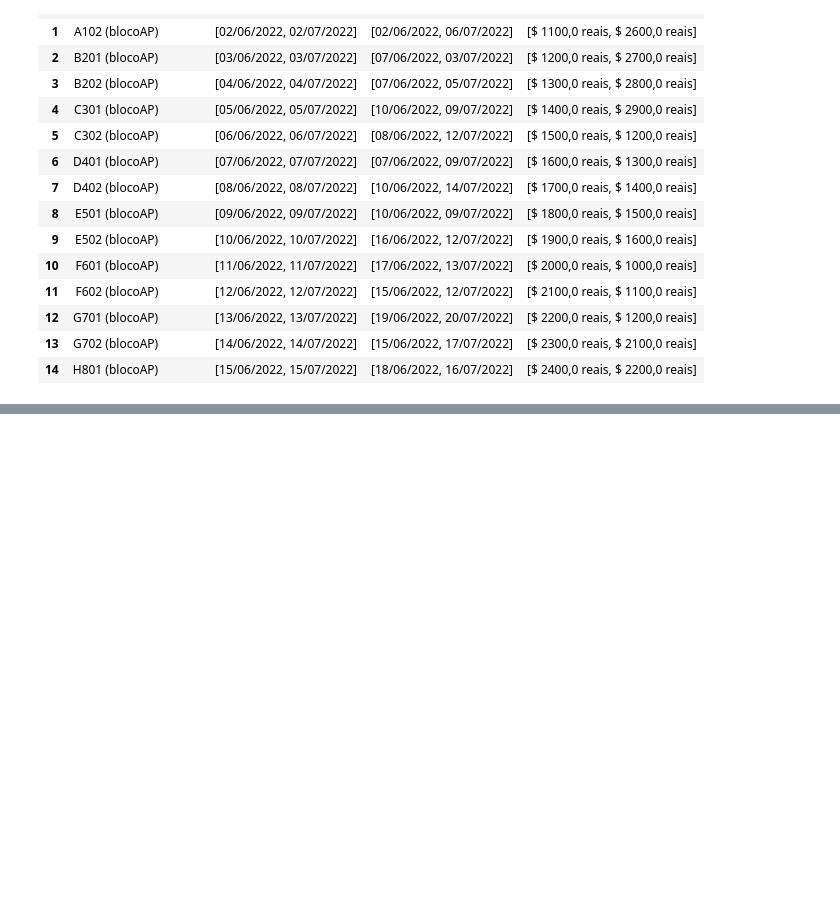
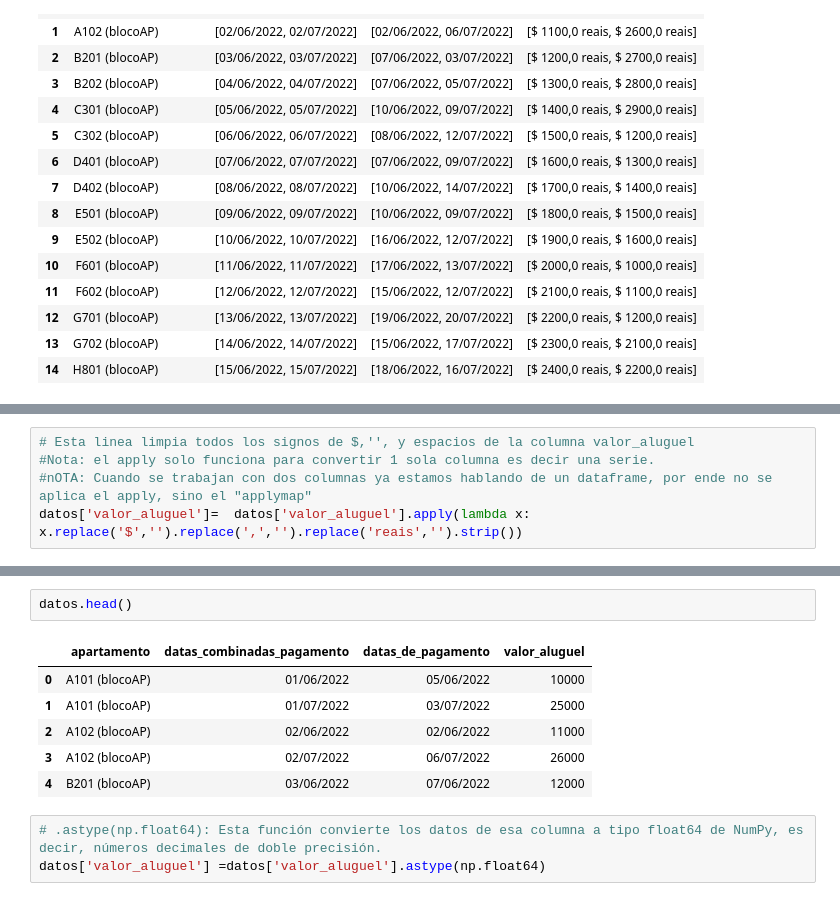
Before and after one commit to Starleen1996/Pandas-E-S, a Jupyter notebook: Tratamiento_Manipulacion_Datos.ipynb, the cells around one changed output, grey strips where cells are left out. Drawn from its saved outputs; the diff is of its cells as text; blank space fills up the shorter version.

```diff
--- a/Tratamiento_Manipulacion_Datos.ipynb
+++ b/Tratamiento_Manipulacion_Datos.ipynb
@@ -91,0 +202,5 @@ administracion_condominios_normalizados
+# %%
+# Esta linea limpia todos los signos de $,'', y espacios de la columna valor_aluguel
+#Nota: el apply solo funciona para convertir 1 sola columna es decir una serie.
+#nOTA: Cuando se trabajan con dos columnas ya estamos hablando de un dataframe, por ende no se aplica el apply, sino el "applymap"
+datos['valor_aluguel']=  datos['valor_aluguel'].apply(lambda x: x.replace('$','').replace(',','').replace('reais','').strip())
@@ -91,0 +221,12 @@ administracion_condominios_normalizados
+# %%
+datos.head()
+# %% [output]
+|  | apartamento | datas_combinadas_pagamento | datas_de_pagamento | valor_aluguel |
+| 0 | A101 (blocoAP) | 01/06/2022 | 05/06/2022 | 10000 |
+| 1 | A101 (blocoAP) | 01/07/2022 | 03/07/2022 | 25000 |
+| 2 | A102 (blocoAP) | 02/06/2022 | 02/06/2022 | 11000 |
+| 3 | A102 (blocoAP) | 02/07/2022 | 06/07/2022 | 26000 |
+| 4 | B201 (blocoAP) | 03/06/2022 | 07/06/2022 | 12000 |
+# %%
+# .astype(np.float64): Esta función convierte los datos de esa columna a tipo float64 de NumPy, es decir, números decimales de doble precisión.
+datos['valor_aluguel'] =datos['valor_aluguel'].astype(np.float64)
```
Also changed, not shown: parts of 12 cells of this notebook.
